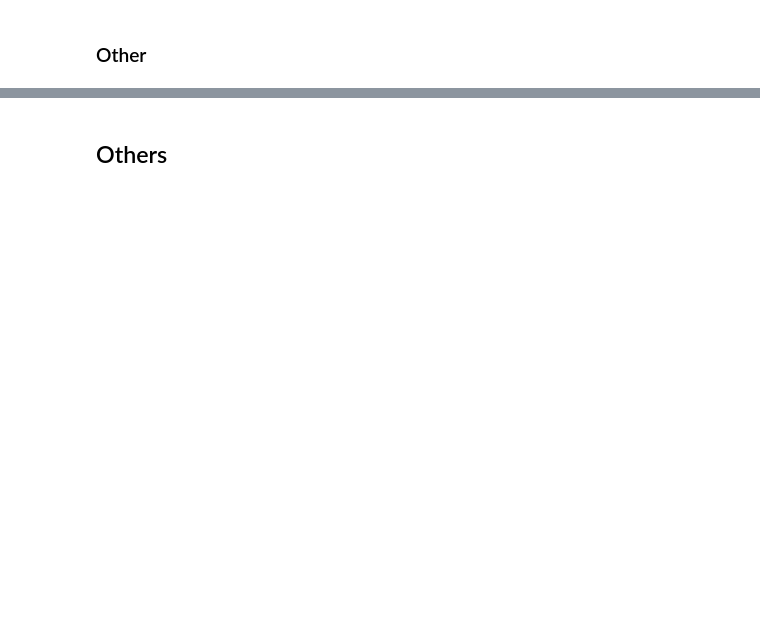
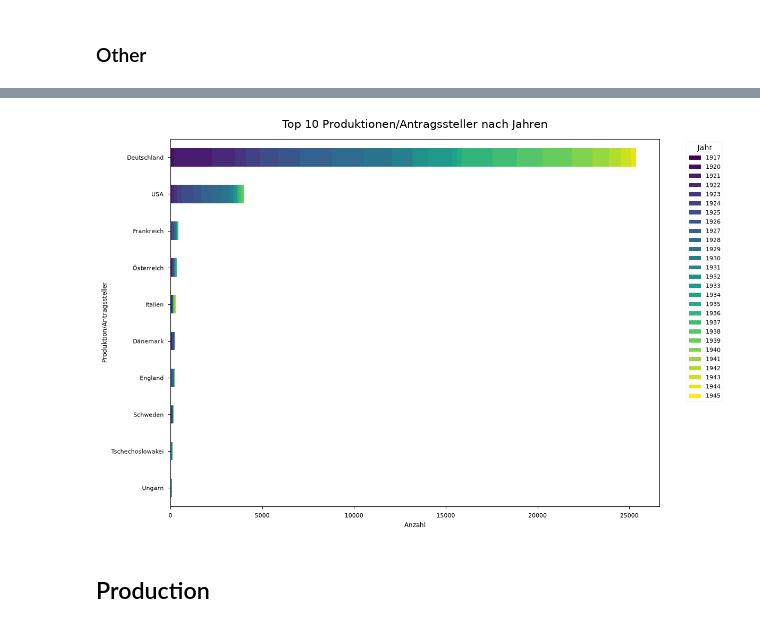
Before and after one commit to codemitdjango/german-film-censorship, a Jupyter notebook: src/analysis/analysis.ipynb, the cells around one changed output, grey strips where cells are left out. Saved outputs shown, nothing was run; the diff lists cells and outputs as text; code cells hidden in the pictures; blank space fills up the shorter version.

```diff
--- a/src/analysis/analysis.ipynb
+++ b/src/analysis/analysis.ipynb
@@ -521,3 +549,37 @@ plt.show()
+# %%
+# 1. Identifiziere die Top 10 Produktionen (Gesamtanzahl über alle Jahre)
+top_10_produktionen = df['Land'].value_counts().head(10).index
+
+# 2. Filtere das Dataframe auf diese Top 10
+df_top10 = df[df['Land'].isin(top_10_produktionen)]
+
+# 3. Gruppieren nach Produktion und Jahr, zählen und die Jahre in Spalten unstacken
+# fill_value=0 sorgt dafür, dass Jahre ohne Einträge für eine Produktion eine 0 erhalten
+df_grouped = df_top10.groupby(['Land', 'Jahr']).size().unstack(fill_value=0)
+
+# 4. Sortieren, damit die größte Gesamtproduktion oben im horizontalen Plot steht
+# Matplotlib plottet barh von unten nach oben, daher kehren wir die Reihenfolge um [::-1]
+df_grouped = df_grouped.loc[top_10_produktionen[::-1]]
+
+# 5. Plot initialisieren
+fig, ax = plt.subplots(figsize=(12, 8))
+
+# 'stacked=True' erzeugt gestapelte Balken pro Jahr.
+# Wenn Sie Balken nebeneinander wollen, setzen Sie stacked=False.
+df_grouped.plot(kind='barh', stacked=True, ax=ax, cmap='viridis')
+
+# Layout/Title
+ax.set_title('Top 10 Produktionen/Antragssteller nach Jahren', fontsize=15, pad=15)
+ax.set_xlabel('Anzahl')
+ax.set_ylabel('Produktion/Antragssteller')
+
+# Legende für die Jahre hinzufügen
+ax.legend(title='Jahr', bbox_to_anchor=(1.05, 1), loc='upper left')
+
+fig.tight_layout()
+plt.show()
+# %% [output]
+[figure, added]
 # %% [markdown]
-## Others
+## Production
 # %%
```
Also changed, not shown: parts of 18 cells of this notebook.
